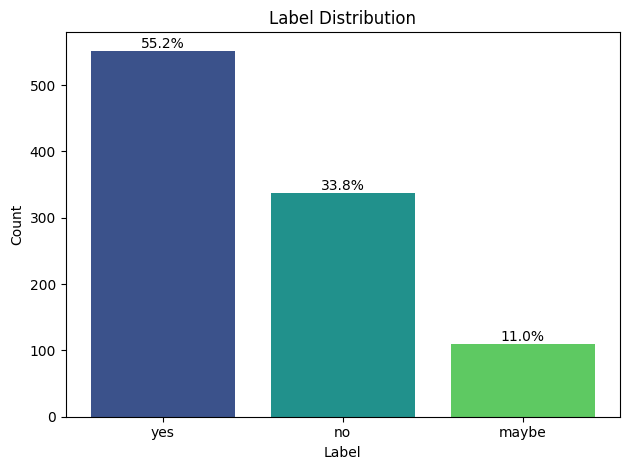
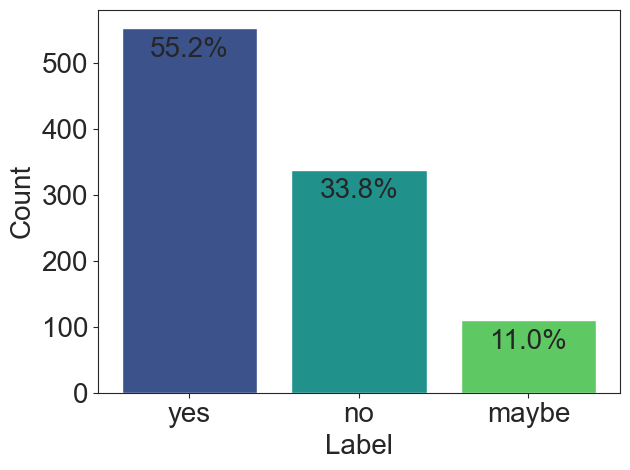
The change to this notebook cell's code, shown as a diff; its figure went from the first image to the second:
--- before
+++ after
@@ -2,11 +2,18 @@
 props = [f"{value*100:.1f}%" for value in dict_perc.values()]
 
+# Colours and style
+colours = sns.color_palette("viridis", n_colors=3)
+sns.set_style("ticks")
+
 # Bar chart
-colours = sns.color_palette("viridis", n_colors=3)
-
 fig, ax = plt.subplots()
 bar = ax.bar(counts_sorted.keys(), counts_sorted.values(), color=colours)
-ax.set(ylabel="Count", xlabel="Label", title="Label Distribution")
-ax.bar_label(bar, labels=props)
+ax.bar_label(bar, labels=props, fontsize=20, padding=-25)
+
+# Labels
+plt.xlabel('Label', fontsize=20)
+plt.ylabel('Count', fontsize=20)
+plt.xticks(fontsize=20)
+plt.yticks(fontsize=20)
 
 plt.tight_layout()

Commit: updated figures